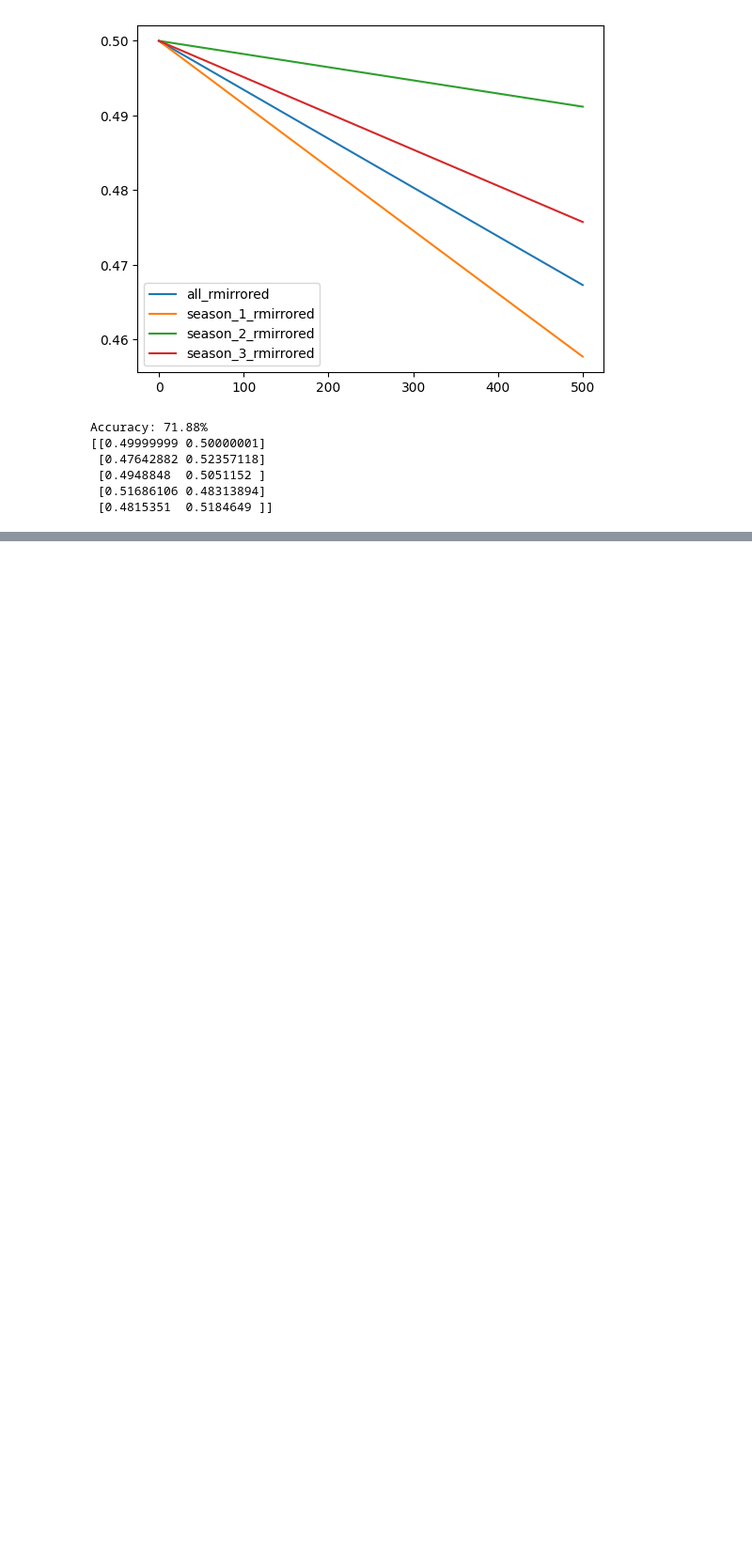
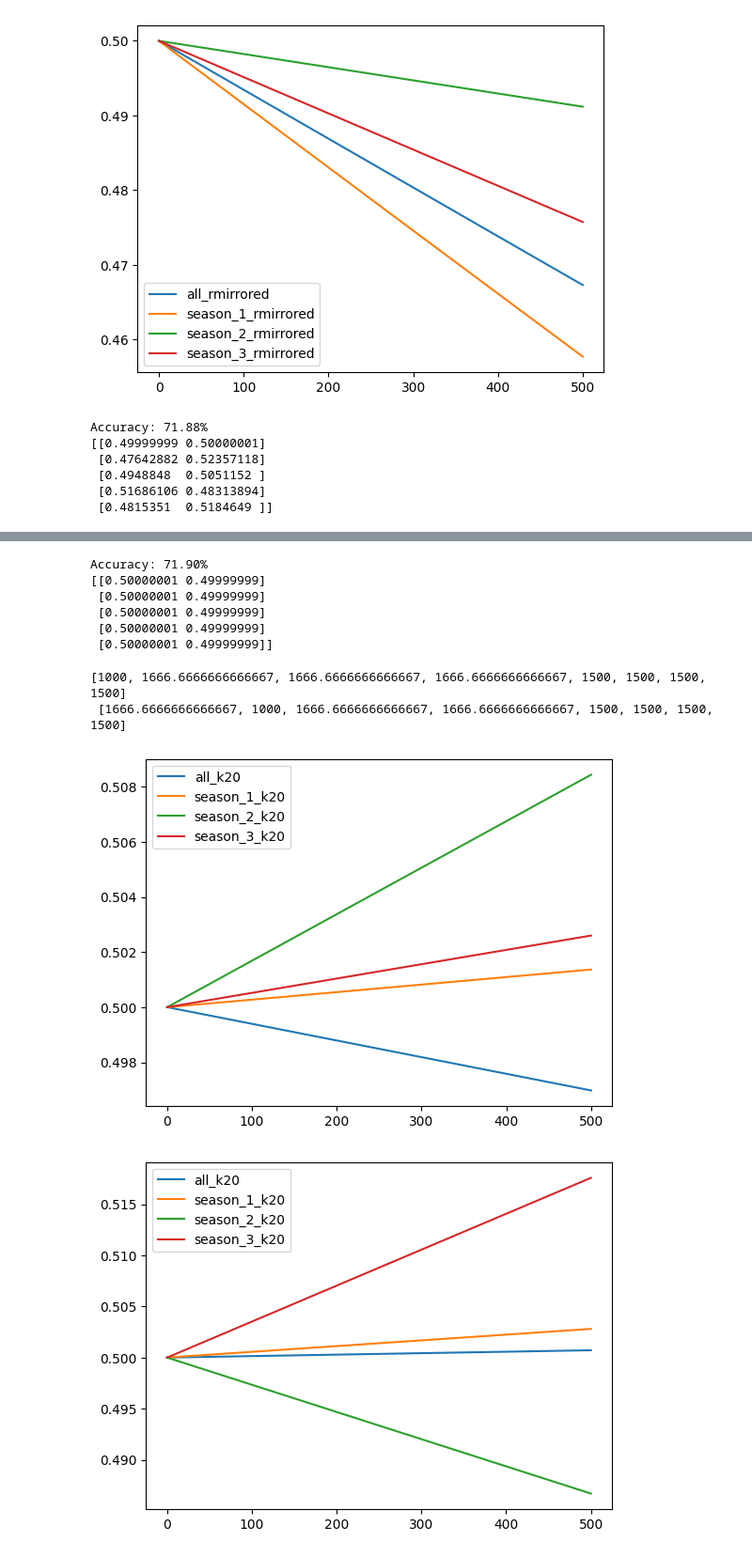
Before and after one commit to L1ghtBeam/cs5-final-project, a Jupyter notebook: ml-analysis.ipynb, the cells around one changed output, grey strips where cells are left out. Shown at 94% size. Saved outputs shown, nothing was run; the diff lists cells and outputs as text; code cells hidden in the pictures; blank space fills up the shorter version.

```diff
--- a/ml-analysis.ipynb
+++ b/ml-analysis.ipynb
@@ -279,0 +334,62 @@ Accuracy: 71.88%
+# %%
+X, y = get_batch('all_sorted_m')
+clf = LogisticRegression(solver='liblinear', max_iter=1000, penalty='l2').fit(X, y)
+
+print(f"Accuracy: {clf.score(X, y):.2%}")
+
+def sort_players(teams):
+    alpha = teams[:4]
+    bravo = teams[4:]
+    alpha.sort()
+    bravo.sort()
+    return alpha + bravo
+
+print(clf.predict_proba([sort_players([2000,1500,1500,1500,2000,1500,1500,1500]),
+                         sort_players([1500,2000,1500,1500,2000,1500,1500,1500]),
+                         sort_players([1500,1500,2000,1500,2000,1500,1500,1500]),
+                         sort_players([1500,1500,1500,2000,2000,1500,1500,1500]),
+                         sort_players([1500,2000,1500,1500,1500,1500,2000,1500])]))
+# %% [output]
+Accuracy: 71.90%
+[[0.50000001 0.49999999]
+ [0.50000001 0.49999999]
+ [0.50000001 0.49999999]
+ [0.50000001 0.49999999]
+ [0.50000001 0.49999999]]
+# %%
+def team_with_dead_weight(x):
+    r = x/3
+    return [1500-x,1500+r,1500+r,1500+r] + [1500] * 4
+
+def team_with_dead_weight_2(x):
+    r = x/3
+    return [1500+r,1500-x,1500+r,1500+r] + [1500] * 4
+
+def team_with_dead_weight_3(x):
+    r = x/3
+    return [1500+r,1500+r,1500-x,1500+r] + [1500] * 4
+
+def team_with_dead_weight_4(x):
+    r = x/3
+    return [1500+r,1500+r,1500+r,1500-x] + [1500] * 4
+
+print(team_with_dead_weight(500),'\n',
+    team_with_dead_weight_2(500))
+
+gen_graphs(np.linspace(0, 500, 100), team_with_dead_weight,
+            ['all_k20', 'season_1_k20', 'season_2_k20',
+            'season_3_k20'])
+gen_graphs(np.linspace(0, 500, 100), team_with_dead_weight_2,
+            ['all_k20', 'season_1_k20', 'season_2_k20',
+            'season_3_k20'])
+gen_graphs(np.linspace(0, 500, 100), team_with_dead_weight_3,
+            ['all_k20', 'season_1_k20', 'season_2_k20',
+            'season_3_k20'])
+gen_graphs(np.linspace(0, 500, 100), team_with_dead_weight_4,
+            ['all_k20', 'season_1_k20', 'season_2_k20',
+            'season_3_k20'])
+# %% [output]
+[1000, 1666.6666666666667, 1666.6666666666667, 1666.6666666666667, 1500, 1500, 1500, 1500]
+ [1666.6666666666667, 1000, 1666.6666666666667, 1666.6666666666667, 1500, 1500, 1500, 1500]
+[figure, added]
+[figure, added]
```
Also changed, not shown: parts of 18 cells of this notebook, 1 other file.
